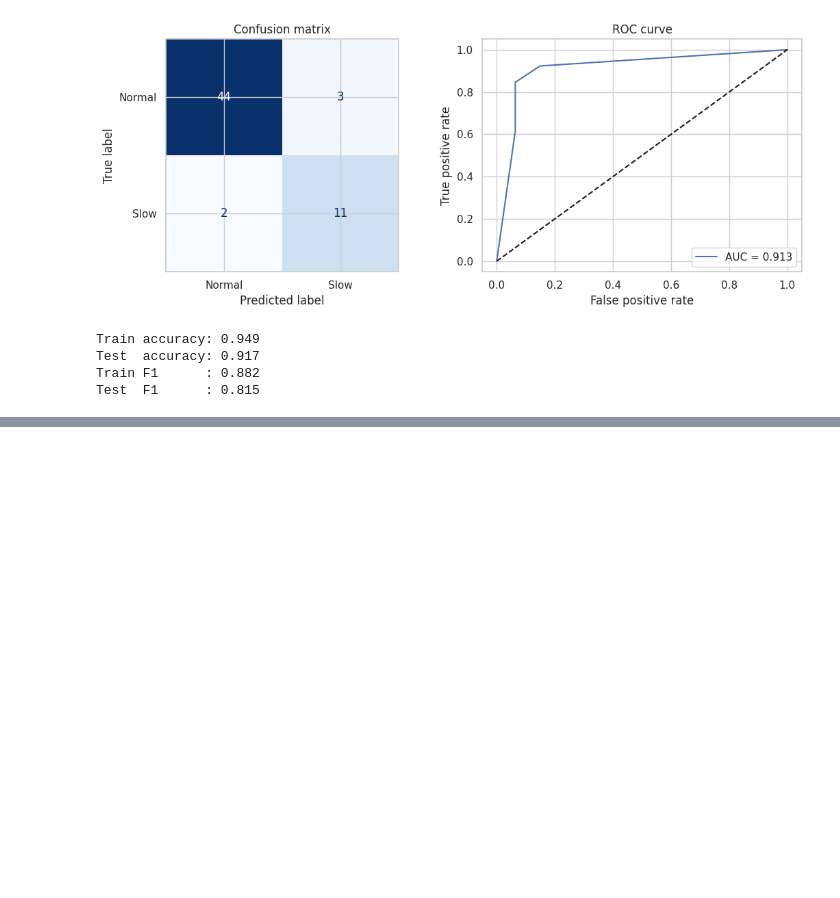
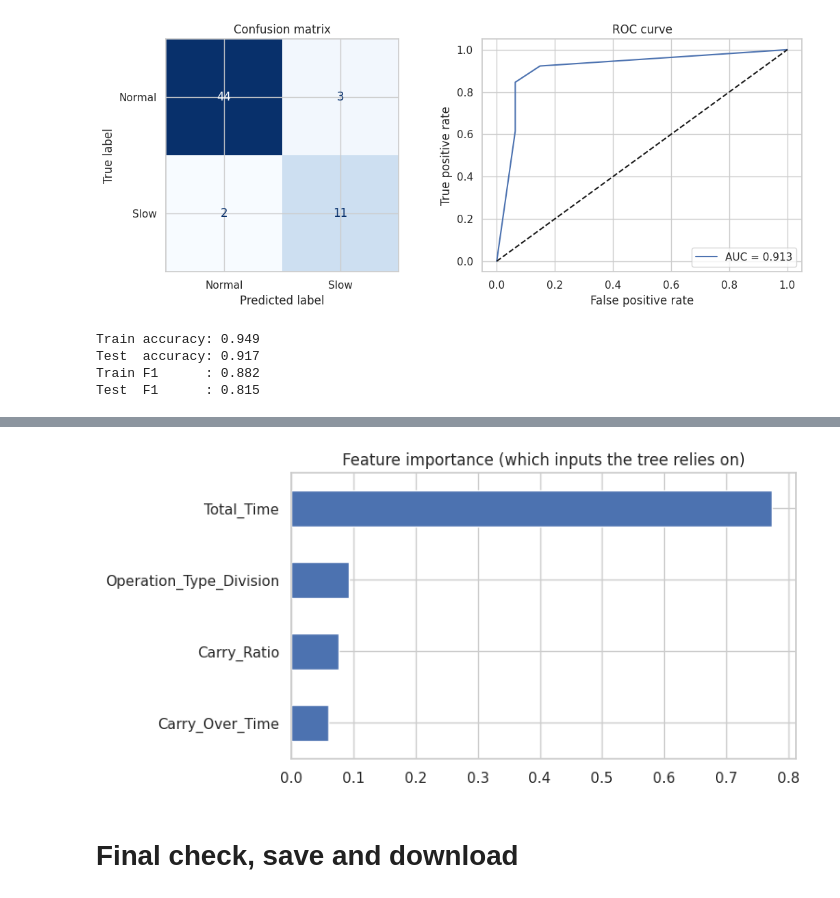
Before and after one commit to Janith303/Sinhala-and-Maths-Model-training-, a Jupyter notebook: notebooks/DT_model_train.ipynb, the cells around one changed output, grey strips where cells are left out. Drawn from its saved outputs; the diff is of its cells as text; code cells hidden in the pictures; blank space fills up the shorter version.

```diff
--- a/notebooks/DT_model_train.ipynb
+++ b/notebooks/DT_model_train.ipynb
@@ -193,0 +407,8 @@ Test  F1      : 0.815
+# %%
+imp = pd.Series(tree.feature_importances_, index=names).sort_values()
+imp[imp > 0].plot(kind='barh', figsize=(7, 4), title='Feature importance (which inputs the tree relies on)')
+plt.show()
+# %% [output]
+[figure, added]
+# %% [markdown]
+# Final check, save and download
```
Also changed, not shown: parts of 15 cells of this notebook.
